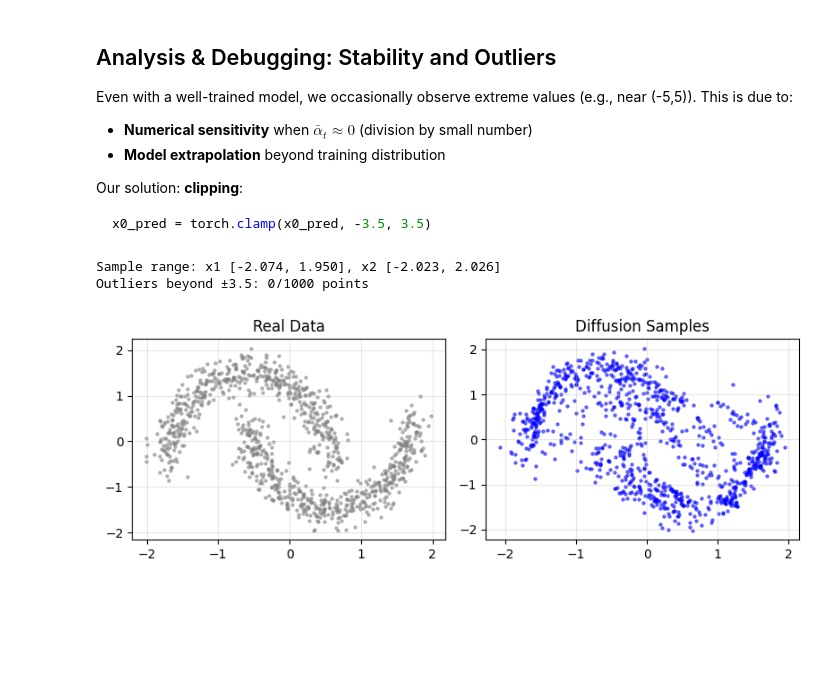
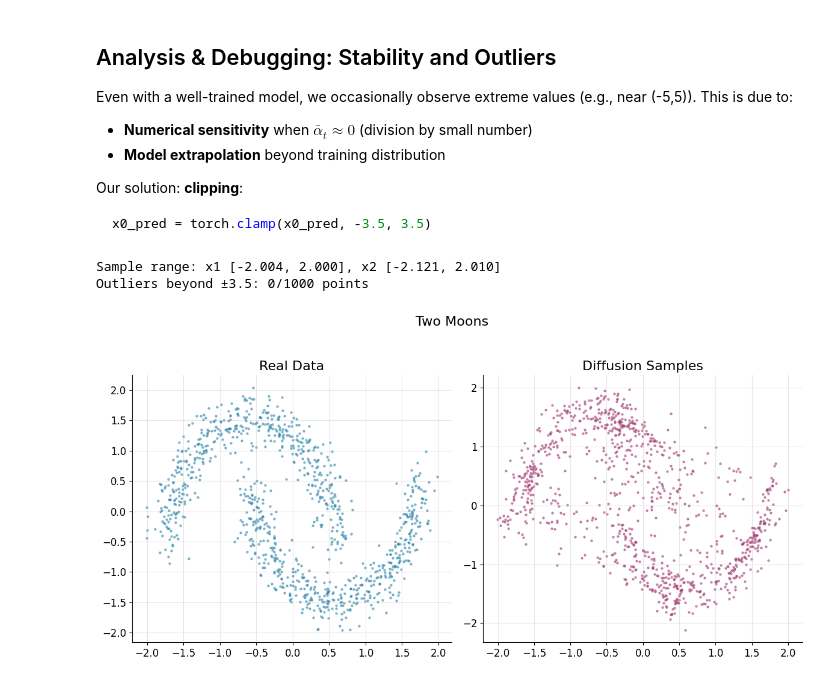
Before and after one commit to AlmostAnna/generative-models-journey, a Jupyter notebook: notebooks/diffusion-story.ipynb, the cells around one changed output. Cells and saved outputs as stored; diff of their text form; code cells hidden in the pictures; blank space fills up the shorter version.

```diff
--- a/notebooks/diffusion-story.ipynb
+++ b/notebooks/diffusion-story.ipynb
@@ -96,10 +113,6 @@ device = torch.device("cuda" if torch.cuda.is_available() else "cpu")
 torch.manual_seed(42)
 np.random.seed(42)
 
-# PLOT STYLE
-plt.rcParams['figure.figsize'] = (8, 6)
-plt.rcParams['axes.grid'] = True
-plt.rcParams['grid.alpha'] = 0.3
 
 figures_path = Path("../figures").resolve()
 # create directory if it doesn't exist
@@ -397,46 +410,49 @@ x0_pred = torch.clamp(x0_pred, -3.5, 3.5)
 # %%
 # Generate final samples
 x_diff = ddim_sample(model, steps=250, n=1000, device='cpu')
 x_d = x_diff.cpu().numpy()
 
 # Check range
 print(f"Sample range: x1 [{x_diff[:,0].min():.3f}, {x_diff[:,0].max():.3f}], "
       f"x2 [{x_diff[:,1].min():.3f}, {x_diff[:,1].max():.3f}]")
 
 # Count outliers
 threshold = 3.5
 outliers = (x_diff < -threshold) | (x_diff > threshold)
 n_outliers = outliers.any(axis=1).sum()
 print(f"Outliers beyond ±{threshold}: {n_outliers}/{len(x_diff)} points")
 
 # Plot only if outliers exist
 if n_outliers > 0:
     plt.figure(figsize=(6,6))
-    plt.scatter(x_diff_np[:,0], x_diff_np[:,1], c='red', alpha=0.6)
+    plt.scatter(x_d[:,0], x_d[:,1], c=get_color_palette()['generated_data'], alpha=0.6)
     outlier_mask = outliers.any(axis=1)
-    plt.scatter(x_diff_np[outlier_mask, 0], x_diff_np[outlier_mask, 1],
-                s=100, c='black', label='Outliers')
+    plt.scatter(x_d[outlier_mask, 0], x_d[outlier_mask, 1],
+                s=100, c=get_color_palette()['accent1'], label='Outliers')
     plt.legend()
     plt.title("Generated Samples (with outliers)")
     plt.show()
 
 
-# Plot
-plt.figure(figsize=(12, 3))
+# Create figure and axes objects
+fig, (ax1, ax2) = plt.subplots(1, 2, figsize=(12, 6))
 
-plt.subplot(131)
-plt.scatter(data[:,0], data[:,1], s=5, c='gray', alpha=0.5)
-plt.title("Real Data")
+# Add the main title for the entire figure
+fig.suptitle("Two Moons", fontsize=16)
 
-plt.subplot(132)
-plt.scatter(x_d[:,0], x_d[:,1], s=5, c='blue', alpha=0.5)
-plt.title("Diffusion Samples")
+# Plot on specific axes
+ax1.scatter(data[:,0], data[:,1], s=5, c=get_color_palette()['real_data'], alpha=0.5)
+ax1.set_title("Real Data")
 
-plt.tight_layout()
+ax2.scatter(x_d[:,0], x_d[:,1], s=5, c=get_color_palette()['generated_data'], alpha=0.5)
+ax2.set_title("Diffusion Samples")
+
+fig.tight_layout(rect=[0, 0, 1, 0.95]) # Leave space at the top
+plt.show()
 # %% [output]
-Sample range: x1 [-2.074, 1.950], x2 [-2.023, 2.026]
+Sample range: x1 [-2.004, 2.000], x2 [-2.121, 2.010]
 Outliers beyond ±3.5: 0/1000 points
-[figure, old version]
+[figure, new version]
 # %% [markdown]
 <a style='text-decoration:none;line-height:16px;display:flex;color:#5B5B62;padding:10px;justify-content:end;' href='https://deepnote.com?utm_source=created-in-deepnote-cell&projectId=de7d40e8-6998-4e65-8626-6720908f4576' target="_blank">
 <img alt='Created in deepnote.com' style='display:inline;max-height:16px;margin:0px;margin-right:7.5px;' src='embedded-picture-1' > </img>
```
Also changed, not shown: parts of 5 cells of this notebook, 2 other files.
